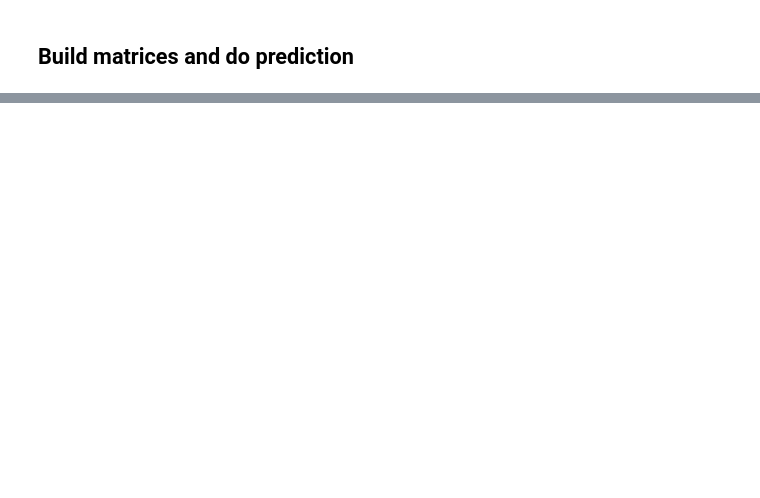
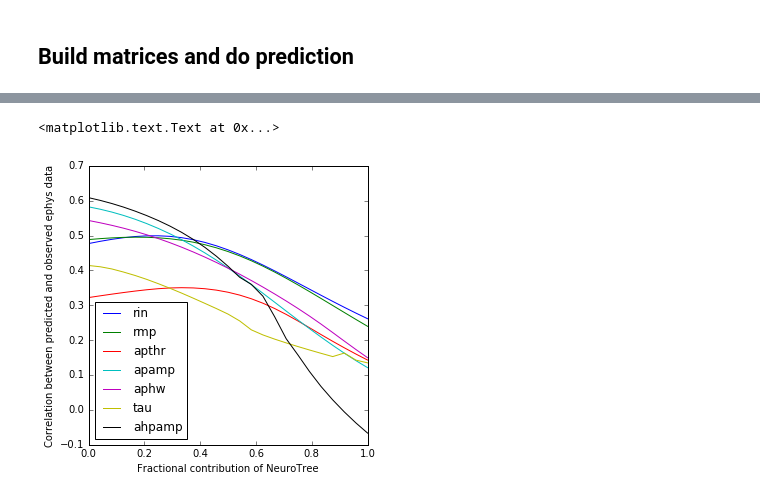
Before and after one commit to neuroelectro/neuroelectro_neurotree, a Jupyter notebook: ca1_analysis.ipynb, the cells around one changed output, grey strips where cells are left out. Saved outputs shown, nothing was run; the diff lists cells and outputs as text; code cells hidden in the pictures; blank space fills up the shorter version.

```diff
--- a/ca1_analysis.ipynb
+++ b/ca1_analysis.ipynb
@@ -209,12 +195,14 @@ for t in ax.yaxis.get_major_ticks():
 # %%
 y_var_names = ['rin','rmp','apthr','apamp','aphw','tau','ahpamp']
 # %%
-def build_y():
+def build_y(drop_no_neurotree=False):
     # Define a matrix composed of CA1 publication ephys values
-    ndf = ca1_df[y_var_names]
+    ndf = ca1_df[y_var_names+['NeuroTreeID']]
+    if drop_no_neurotree:
+        ndf = ndf.dropna(axis=0,subset=['NeuroTreeID'])
+    ndf = ndf.drop('NeuroTreeID',axis=1)
     has_non_na_y_vals = ndf[y_var_names].isnull().all(axis=1)
     ndf.loc[has_non_na_y_vals,'rin'] = 100
-    #print(ndf.loc[has_non_na_y_vals]['rin'])
     y_matrix = ndf.as_matrix()
     #imputer = Imputer(strategy='median',axis=0)
     biscaler = BiScaler(center_rows = False, scale_rows = False)
@@ -223,8 +211,9 @@ def build_y():
     y_imputed = KNN(k=3).complete(y_scaled)
 
     # The final y matrix of ephys values
-    y_df = pd.DataFrame(y_imputed, index = ca1_df.index)
+    y_df = pd.DataFrame(y_imputed, index = ndf.index)
     return y_df,y_imputed,y_scaled
 
 y_df,y_imputed,y_scaled = build_y()
+y_df_nt,y_imputed_nt,y_scaled_nt = build_y(drop_no_neurotree=True)
 # %% [output]
@@ -388,7 +397,12 @@ def report(rs,important,new_features):
         print('%d) %s' % (k,feature)) # Mean correlation across hold-out samples))
 # %%
 # Build X matrices for various kinds of neurotree data
-x_df_no,x_imputed_no,new_features_no = build_x(ca1_df,min_df,fp_df,include_neurotree=False)
-x_df_min,x_imputed_min,new_features_min = build_x(ca1_df,min_df,fp_df,include_neurotree='min')
-x_df_fp,x_imputed_fp,new_features_fp = build_x(ca1_df,min_df,fp_df,include_neurotree='fp')
+x_df,x_imputed,new_features = build_x(ca1_df,min_df,fp_df,include_neurotree=False)
+x_df_no,x_imputed_no,new_features_no = build_x(ca1_df,min_df,fp_df,include_neurotree=False,drop_no_neurotree=True)
+x_df_min,x_imputed_min,new_features_min = build_x(ca1_df,min_df,fp_df,include_neurotree='min',drop_no_neurotree=True)
+x_df_fp,x_imputed_fp,new_features_fp = build_x(ca1_df,min_df,fp_df,include_neurotree='fp',drop_no_neurotree=True)
+x_df_min_no_nt,x_imputed_min_no_nt,new_features_min_no_nt = build_x(ca1_df,min_df,fp_df,include_neurotree='min',
+                                                                 drop_no_neurotree=True,include_neuroelectro=False)
+x_df_fp_no_nt,x_imputed_fp_no_nt,new_features_fp_no_nt = build_x(ca1_df,min_df,fp_df,include_neurotree='fp',
+                                                                 drop_no_neurotree=True,include_neuroelectro=False)
 # %% [output]
@@ -495,0 +592,5 @@ ahpamp: 0.44 +/- 0.08
+# %%
+# Fit the model that includes path lengths to fp_df nodes (i.e. the 50 fingerprint investigators),
+# and drops observations with no neurotree IDs
+rs,important = fit_model(y_imputed_nt,y_scaled_nt,x_imputed_no,x_imputed2=x_imputed_fp_no_nt)
+report(rs,important,new_features_no+new_features_fp_no_nt)
@@ -495,0 +616,6 @@ ahpamp: 0.44 +/- 0.08
+# %%
+rs2 = np.zeros((25,7))
+for i,weight2 in enumerate(np.linspace(0,1,rs2.shape[0])):
+    print(i)
+    rs,important = fit_model(y_imputed_nt,y_scaled_nt,x_imputed_no,x_imputed2=x_imputed_fp_no_nt,weight2=weight2,n_splits=100)
+    rs2[i,:] = rs.mean(axis=1)
@@ -495,0 +640,9 @@ ahpamp: 0.44 +/- 0.08
+# %%
+plt.figure(figsize=(5,5))
+lineObjects = plt.plot(np.linspace(0,1,rs2.shape[0]),rs2)
+plt.legend(iter(lineObjects), y_var_names,loc=3)
+plt.xlabel('Fractional contribution of NeuroTree')
+plt.ylabel('Correlation between predicted and observed ephys data')
+# %% [output]
+<matplotlib.text.Text at 0x...>
+[figure, added]
```
Also changed, not shown: parts of 22 cells of this notebook, 4 other files.
